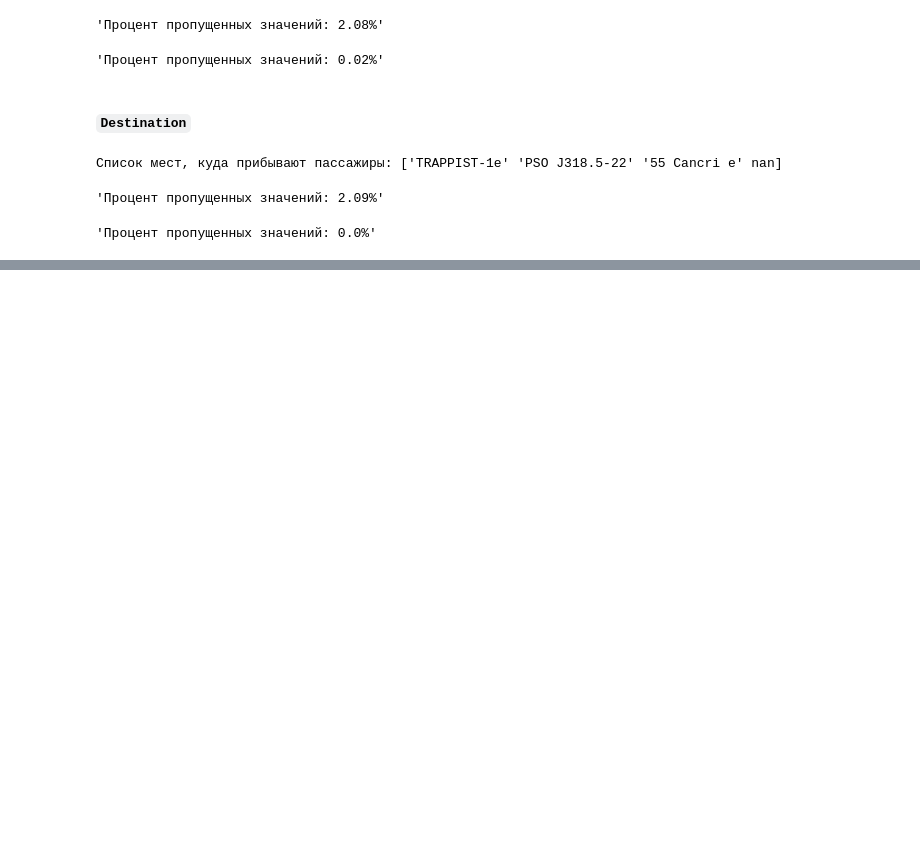
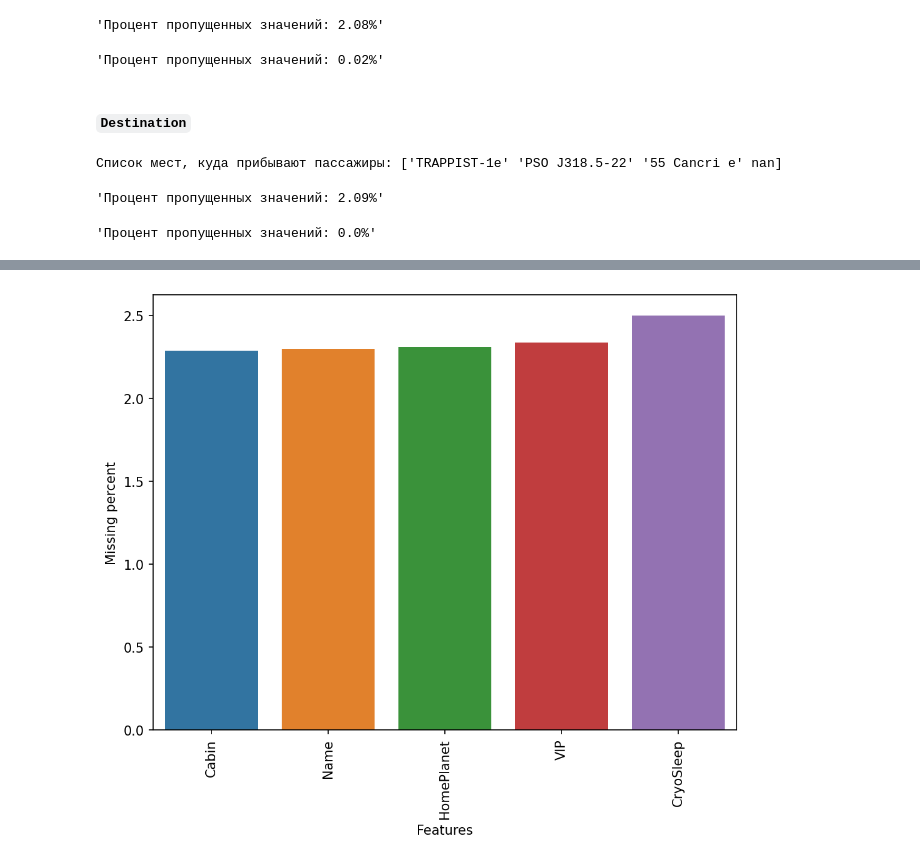
Before and after one commit to MoyMarMois/Spaceship-Titanic, a Jupyter notebook: Spaceship.ipynb, the cells around one changed output, grey strips where cells are left out. Saved outputs shown, nothing was run; the diff lists cells and outputs as text; code cells hidden in the pictures; blank space fills up the shorter version.

```diff
--- a/Spaceship.ipynb
+++ b/Spaceship.ipynb
@@ -173,7 +177,7 @@ def visualization_missing(df):
 
     plt.figure(figsize=(8,6), dpi=150)
     sns.barplot(x=percent_missing.index, y=percent_missing, hue=percent_missing.index, palette="tab10")
-    plt.xlabel("Columns")
+    plt.xlabel("Features")
     plt.ylabel("Missing percent")
     plt.xticks(rotation=90)
     plt.show()
@@ -263,12 +289,5 @@ percent_missing(df_train, "FoodCourt")
 bins = [0, 12, 20, 30, 60, 80]
 labels = ["Child", "Teen", "Middle", "Adult", "Senior"]
 
-df_train["AgeGroup"] = pd.cut(df_train["Age"], bins=bins, labels=labels)
-df_test["AgeGroup"] = pd.cut(df_test["Age"], bins=bins, labels=labels)
-
-FoodCourt_map = df_train[df_train["CryoSleep"] == False].groupby("AgeGroup", dropna=False)["FoodCourt"].median().to_dict()
-
-for df in [df_train, df_test]:
-    mask = ((df["CryoSleep"] == False) & (df["FoodCourt"].isna()))
-    fill_values = df["AgeGroup"].map(FoodCourt_map)
-    df["FoodCourt"] = df["FoodCourt"].fillna(fill_values)
+df_train["AgeGroup"] = pd.cut(df_train["Age"], bins=bins, labels=labels, include_lowest=True)
+df_test["AgeGroup"] = pd.cut(df_test["Age"], bins=bins, labels=labels, include_lowest=True)
@@ -274,0 +304,4 @@ for df in [df_train, df_test]:
+# %%
+visualization_missing(df_train)
+# %% [output]
+[figure, added]
```
Also changed, not shown: parts of 15 cells of this notebook.
